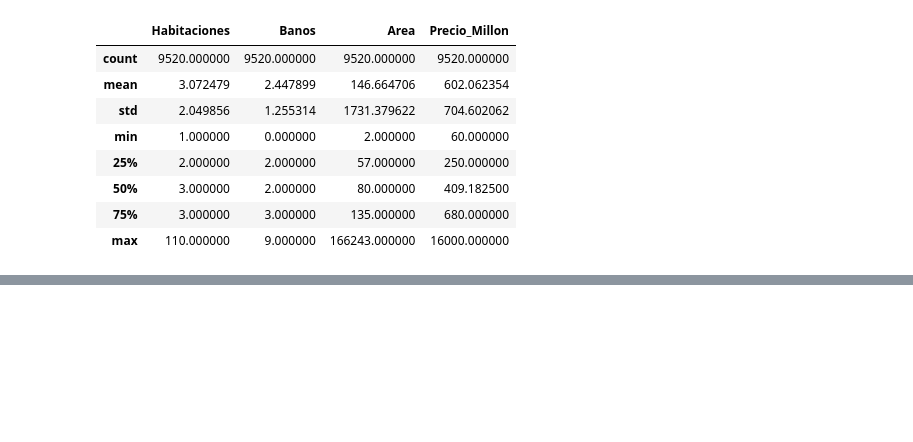
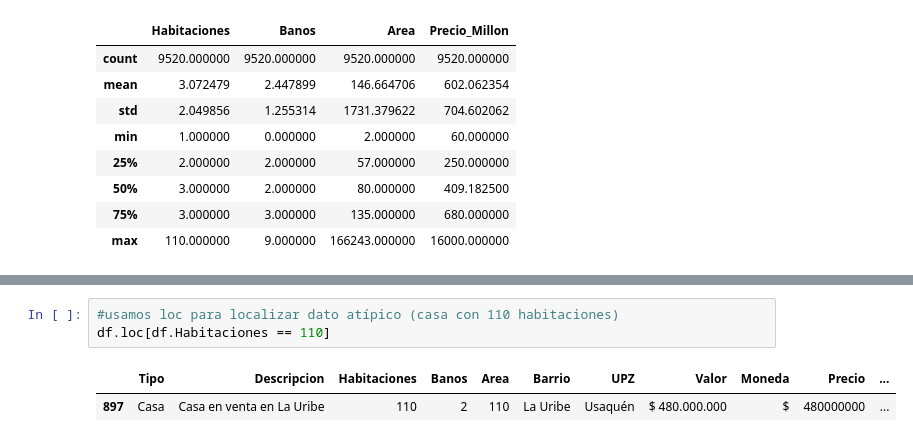
Before and after one commit to ErikLopez04/InmersionDatosPandas, a Jupyter notebook: pandas.ipynb, the cells around one changed output, grey strips where cells are left out. Drawn from its saved outputs; the diff is of its cells as text; blank space fills up the shorter version.

```diff
--- a/pandas.ipynb
+++ b/pandas.ipynb
@@ -385,0 +397,6 @@ pdset_option('display.float_format', lamba x:'')
+# %%
+#usamos loc para localizar dato atípico (casa con 110 habitaciones)
+df.loc[df.Habitaciones == 110]
+# %% [output]
+|  | Tipo | Descripcion | Habitaciones | Banos | Area | Barrio | UPZ | Valor | Moneda | Precio | ... |
+| 897 | Casa | Casa en venta en La Uribe | 110 | 2 | 110 | La Uribe | Usaquén | $ 480.000.000 | $ | 480000000 | ... |
```
Also changed, not shown: parts of 6 cells of this notebook.
